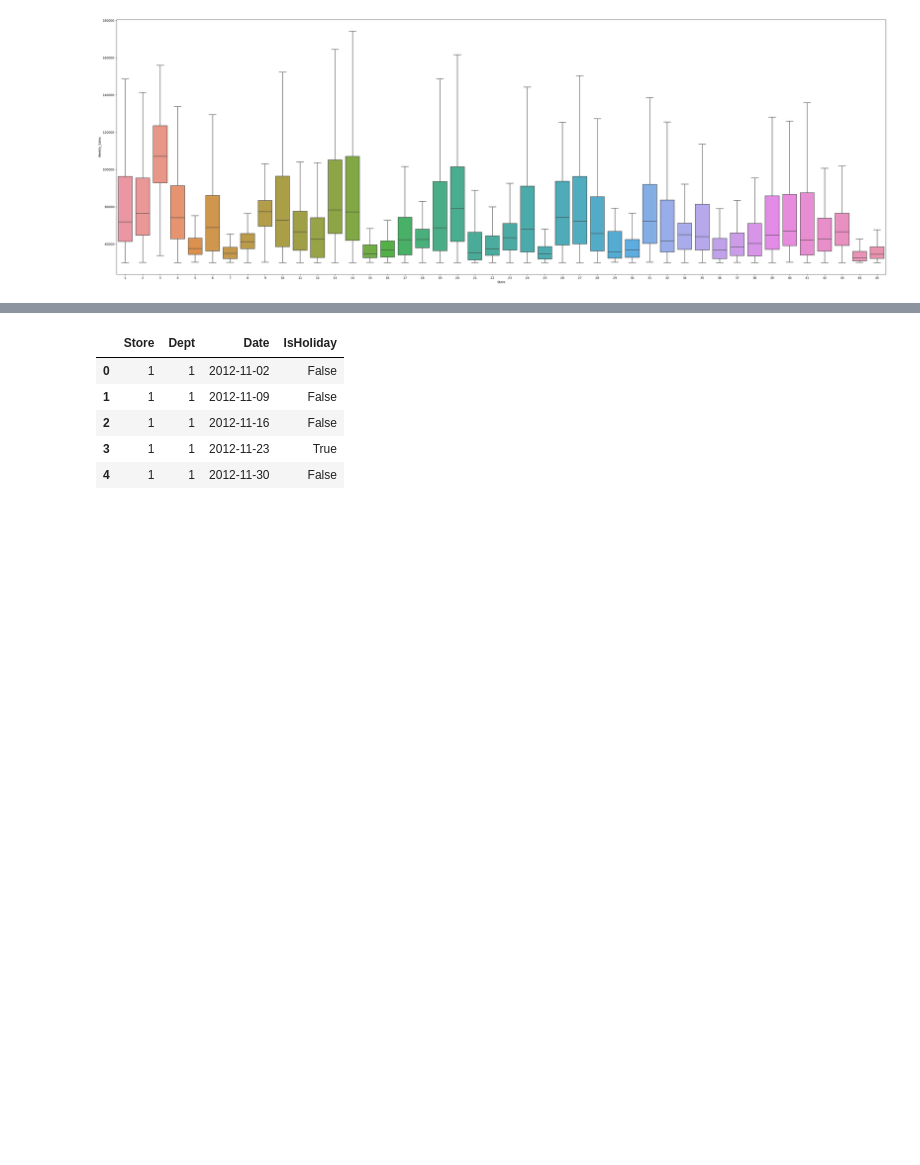
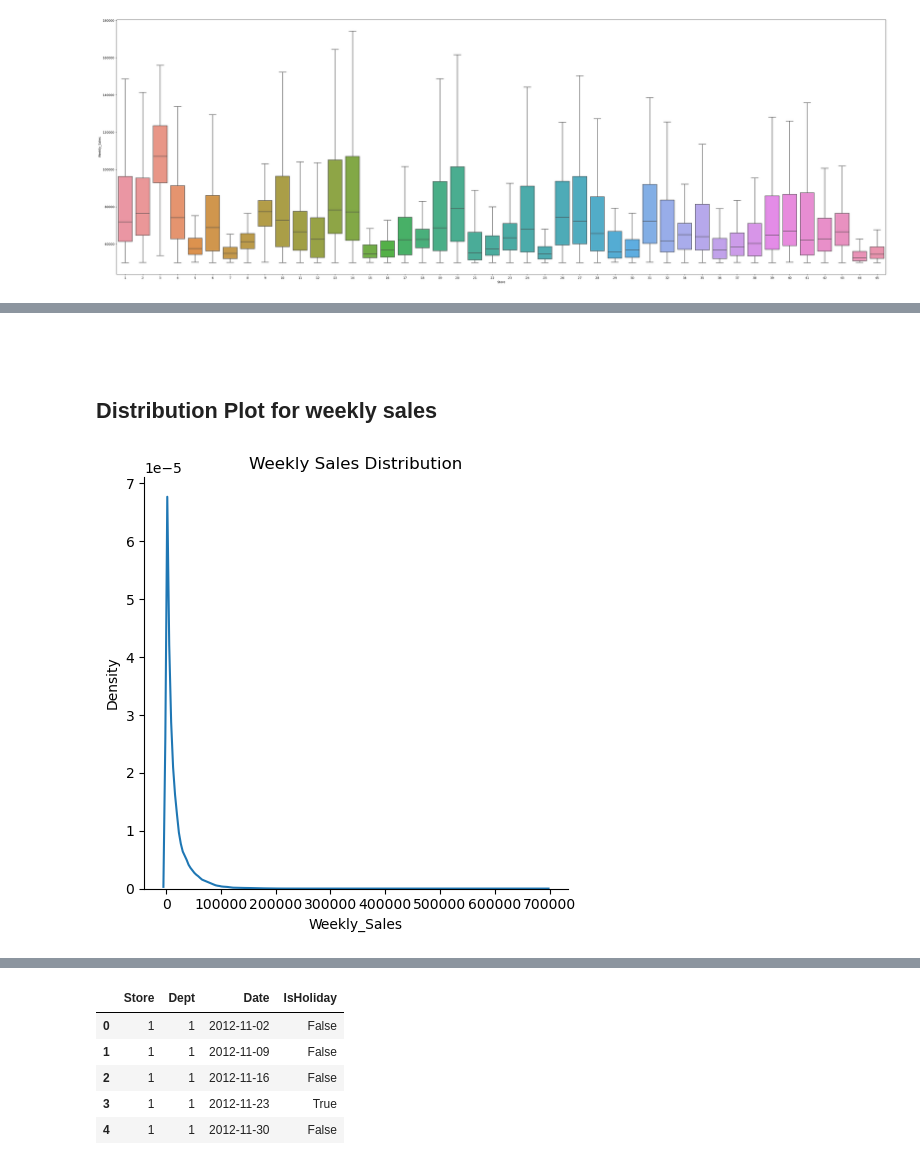
Before and after one commit to SamNijin/Walmart-Data-Analysis-Visualization, a Jupyter notebook: Walmart-Data-Analysis-Visualization.ipynb, the cells around one changed output, grey strips where cells are left out. Drawn from its saved outputs; the diff is of its cells as text; code cells hidden in the pictures; blank space fills up the shorter version.

Commit message:
train_df analysis and visualization completed

```diff
--- a/Walmart-Data-Analysis-Visualization.ipynb
+++ b/Walmart-Data-Analysis-Visualization.ipynb
@@ -275,0 +278,10 @@ plt.show()
+# %% [markdown]
+######
+# %% [markdown]
+## Distribution Plot for weekly sales
+# %%
+sns.displot(train_df['Weekly_Sales'], kind='kde')
+plt.title('Weekly Sales Distribution')
+plt.show()
+# %% [output]
+[figure, added]
```
Also changed, not shown: parts of 29 cells of this notebook.
